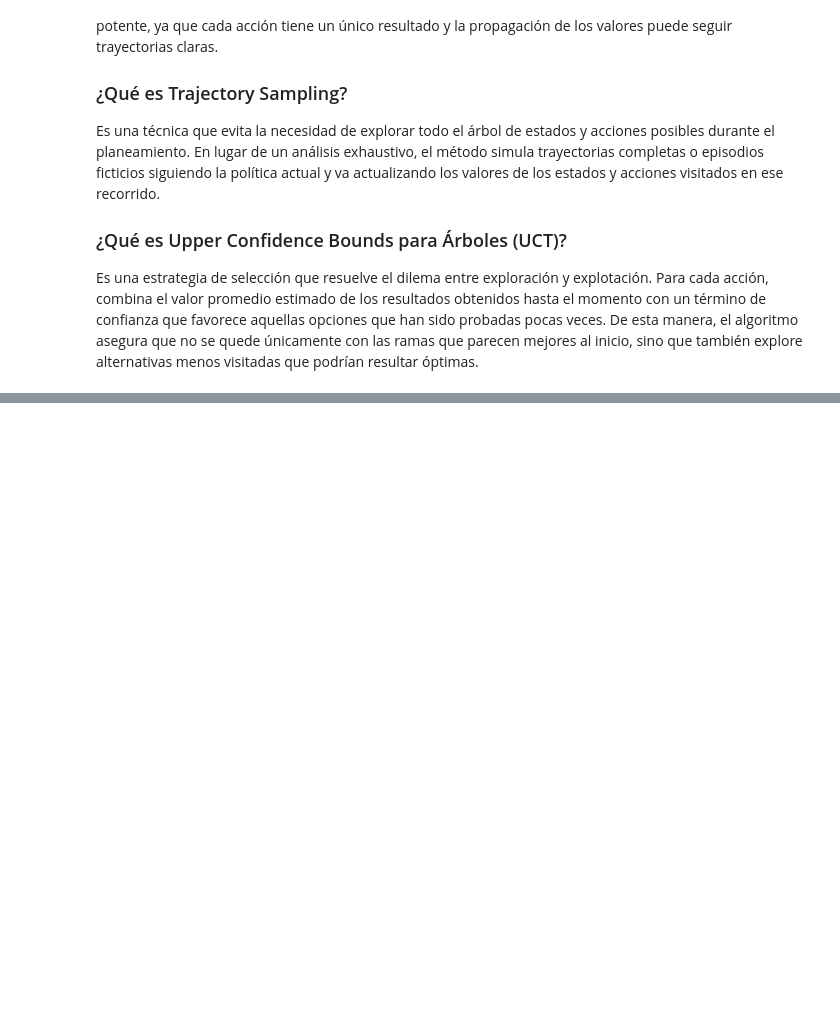
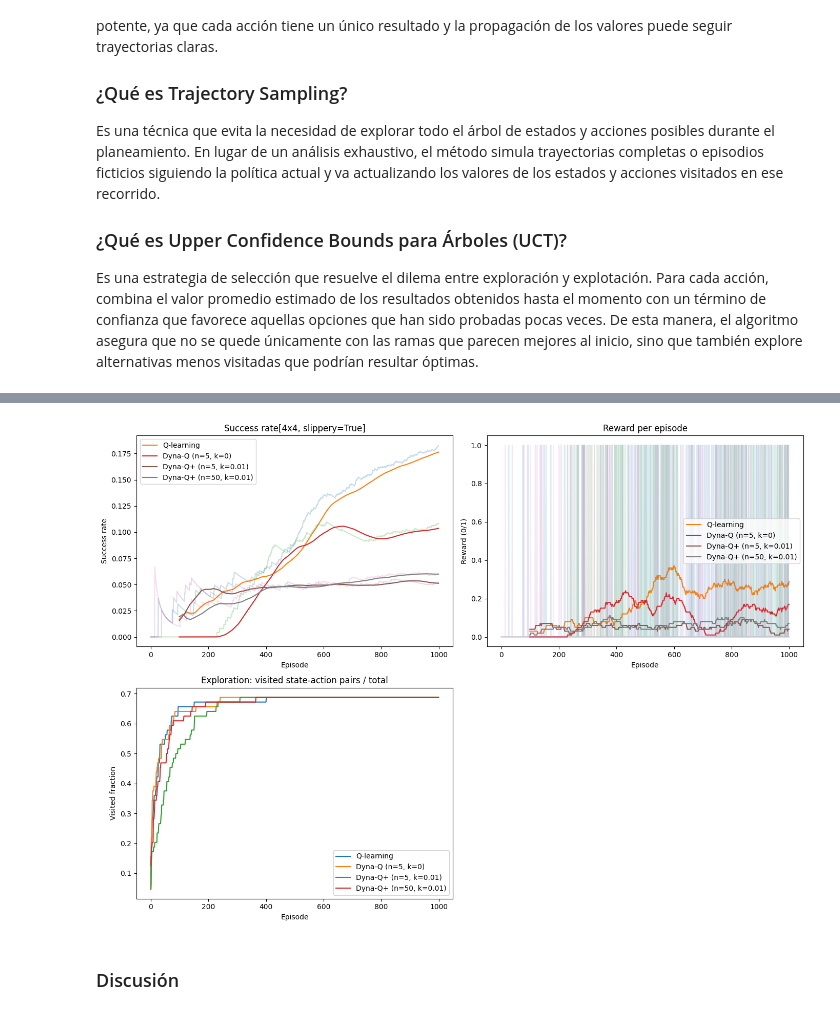
Before and after one commit to FranzCastillo/RL-Dynamic-Environments, a Jupyter notebook: app.ipynb, the cells around one changed output, grey strips where cells are left out. Saved outputs shown, nothing was run; the diff lists cells and outputs as text; code cells hidden in the pictures; blank space fills up the shorter version.

```diff
--- a/app.ipynb
+++ b/app.ipynb
@@ -63,0 +81,14 @@ agent.display_performance(window_size=75)
+# %%
+dyna_configs = [
+    {'planning_steps': 5, 'k_bonus': 0.0, 'label': 'Dyna-Q (n=5, k=0)'},
+    {'planning_steps': 5, 'k_bonus': 0.01, 'label': 'Dyna-Q+ (n=5, k=0.01)'},
+    {'planning_steps': 50, 'k_bonus': 0.01, 'label': 'Dyna-Q+ (n=50, k=0.01)'},
+]
+
+results_list = []
+# %%
+res_q = run_experiment(env_name=ENV_NAME, map_name=MAP_NAME, is_slippery=IS_SLIPPERY,
+                        agent_type='q', episodes=EPISODES,
+                        planning_steps=0, k_bonus=0.0, alpha=alpha,
+                        gamma=gamma, epsilon=epsilon, seed=SEED, max_steps=max_steps)
+results_list.append(('Q-learning', res_q))
@@ -63,0 +107,6 @@ agent.display_performance(window_size=75)
+# %%
+plot_experiment_results(results_list, window=WINDOW, title_suffix=f'[{MAP_NAME}, slippery={IS_SLIPPERY}]')
+# %% [output]
+[figure, added]
+# %% [markdown]
+### Discusión
```
Also changed, not shown: parts of 16 cells of this notebook, 1 other file.
